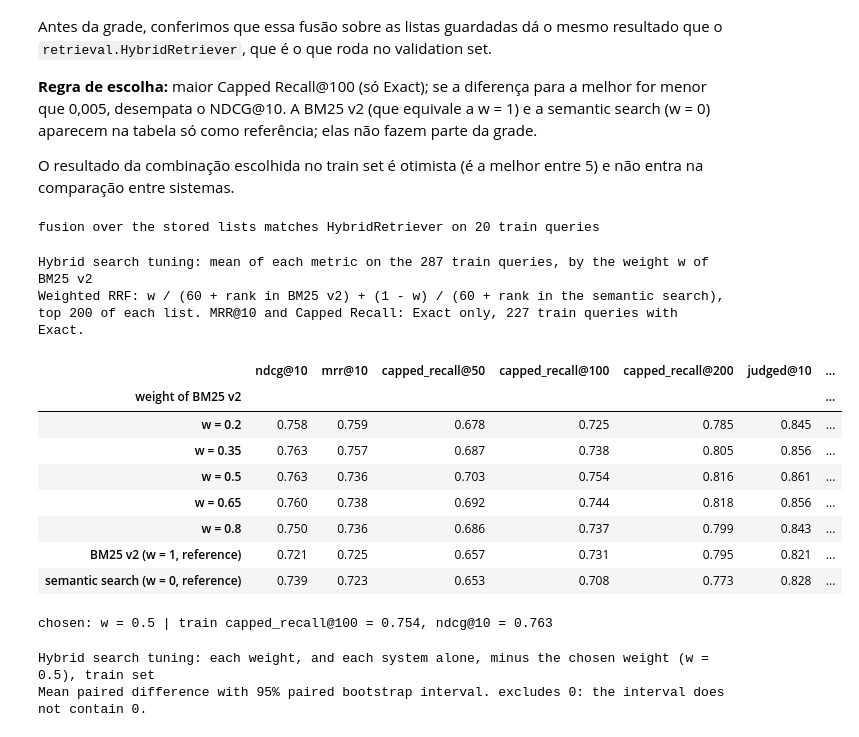
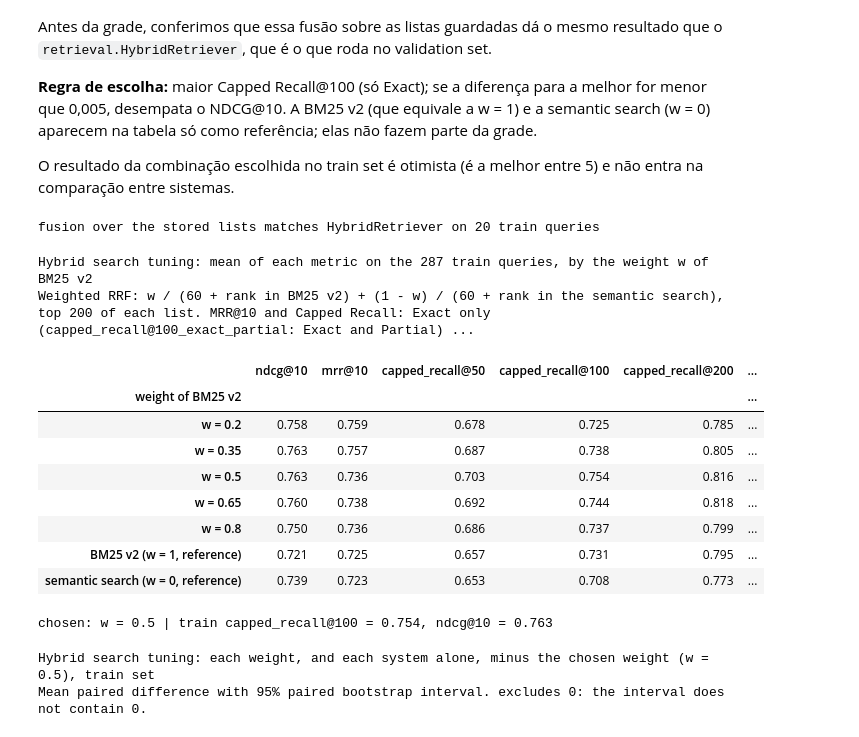
Before and after one commit to lubepe/ml_challenge, a Jupyter notebook: notebooks/03_semantic_hybrid.ipynb, the cells around one changed output. Cells and saved outputs as stored; diff of their text form; code cells hidden in the pictures.

```diff
--- a/notebooks/03_semantic_hybrid.ipynb
+++ b/notebooks/03_semantic_hybrid.ipynb
@@ -419,7 +422,8 @@ A grade foi fixada antes de rodar (`docs/EVALUATION.md`): **product text** (shor
 
 O resultado da combinação escolhida no train set é otimista (é a melhor entre 4) e não entra na comparação entre sistemas.
 # %%
-METRICS = ["ndcg@10", "mrr@10", "capped_recall@50", "capped_recall@100", "capped_recall@200", "judged@10", "condensed_ndcg@10"]
+METRICS = ["ndcg@10", "mrr@10", "capped_recall@50", "capped_recall@100", "capped_recall@200",
+           "capped_recall@100_exact_partial", "judged@10", "condensed_ndcg@10"]
 
 
 def combination_name(text_name: str, prefix_name: str) -> str:
@@ -438,7 +442,7 @@ print(f"grid of {len(semantic_tuning)} combinations in {time.perf_counter() - st
 
 display(plots.table(semantic_tuning.set_index("system")[METRICS].rename_axis("combination"),
                     "Semantic search tuning: mean of each metric on the 287 train queries",
-                    note="MRR@10 and Capped Recall: Exact only, 227 train queries with Exact. bge prefix: the query starts with "
+                    note="MRR@10 and Capped Recall: Exact only (capped_recall@100_exact_partial: Exact and Partial), 227 train queries with Exact. bge prefix: the query starts with "
                          "'Represent this sentence for searching relevant passages: '.", precision=3))
 semantic_chosen = evaluate.select_tuned(semantic_tuning)
 print(f"chosen: {semantic_chosen['system']} | train capped_recall@100 = {semantic_chosen['capped_recall@100']:.3f}, "
@@ -692,7 +699,8 @@ plots.add_caption(fig, (
     "Paired difference: the metric of the semantic search minus the metric of BM25 v2 on the same query, averaged over "
     "queries; the interval comes from 2,000 bootstrap resamples of the queries (seed 0). Blue: the interval excludes 0; "
     "grey: it includes 0. NDCG@10 and condensed NDCG@10 use gains Exact = 2, Partial = 1, Irrelevant = 0 (condensed: "
-    "products without a label removed first); MRR@10 and Capped Recall use only Exact as relevant (77 queries with Exact). "
+    "products without a label removed first); MRR@10 and Capped Recall use only Exact as relevant (77 queries with Exact), "
+    "except capped_recall@100_exact_partial, where Exact and Partial count (97 queries). "
     "Semantic search: bge-small-en-v1.5 embeddings of the long product text, query with the bge prefix, cosine similarity. "
     "BM25 v2: plural removal and product_features without yes/no and numeric values, k1 = 1.2, b = 0.5."
 ))
@@ -905,44 +914,44 @@ HYBRID_WEIGHTS = (0.2, 0.35, 0.5, 0.65, 0.8)
 
 def fused_train_search(weight: float, rrf_k: int = retrieval.RRF_K):
     """Search function of evaluate over the stored train lists: weighted RRF with constant rrf_k, weight w for BM25 v2 and 1 - w for the semantic search."""
     def search(query_text: str, k: int) -> list[int]:
         return retrieval.rrf_fuse(train_lists[query_text], k=rrf_k, weights=[weight, 1 - weight]).head(k)["product_id"].tolist()
     return search
 
 
 hybrid_check = retrieval.HybridRetriever([v2_index, chosen_index], weights=[0.5, 0.5])
 for query_text in train_queries["query"].head(20):
     assert hybrid_check.search(query_text, k=200)["product_id"].tolist() == fused_train_search(0.5)(query_text, 200)
 print("fusion over the stored lists matches HybridRetriever on 20 train queries")
 
 hybrid_grid = {f"w = {weight}": fused_train_search(weight) for weight in HYBRID_WEIGHTS}
 hybrid_tuning, hybrid_tuning_per_query = evaluate.evaluate_grid(hybrid_grid, train_queries, labels_by_query)
 hybrid_chosen = evaluate.select_tuned(hybrid_tuning)
 hybrid_chosen_weight = HYBRID_WEIGHTS[list(hybrid_grid).index(hybrid_chosen["system"])]
 
 hybrid_tuning_table = pd.concat([
     hybrid_tuning.set_index("system")[METRICS],
     pd.DataFrame({"BM25 v2 (w = 1, reference)": v2_train_per_query[METRICS].mean(),
                   "semantic search (w = 0, reference)": semantic_train_per_query[METRICS].mean()}).T,
 ]).rename_axis("weight of BM25 v2")
 display(plots.table(hybrid_tuning_table, "Hybrid search tuning: mean of each metric on the 287 train queries, by the weight w of BM25 v2",
                     note="Weighted RRF: w / (60 + rank in BM25 v2) + (1 - w) / (60 + rank in the semantic search), top 200 of each list. "
-                         "MRR@10 and Capped Recall: Exact only, 227 train queries with Exact.", precision=3))
+                         "MRR@10 and Capped Recall: Exact only (capped_recall@100_exact_partial: Exact and Partial), 227 train queries with Exact.", precision=3))
 print(f"chosen: {hybrid_chosen['system']} | train capped_recall@100 = {hybrid_chosen['capped_recall@100']:.3f}, "
       f"ndcg@10 = {hybrid_chosen['ndcg@10']:.3f}")
 # %% [output]
 fusion over the stored lists matches HybridRetriever on 20 train queries
 Hybrid search tuning: mean of each metric on the 287 train queries, by the weight w of BM25 v2
-Weighted RRF: w / (60 + rank in BM25 v2) + (1 - w) / (60 + rank in the semantic search), top 200 of each list. MRR@10 and Capped Recall: Exact only, 227 train queries with Exact.
+Weighted RRF: w / (60 + rank in BM25 v2) + (1 - w) / (60 + rank in the semantic search), top 200 of each list. MRR@10 and Capped Recall: Exact only (capped_recall@100_exact_partial: Exact and Partial) ...
-|  | ndcg@10 | mrr@10 | capped_recall@50 | capped_recall@100 | capped_recall@200 | judged@10 | ... |
-| weight of BM25 v2 |  |  |  |  |  |  | ... |
-| w = 0.2 | 0.758 | 0.759 | 0.678 | 0.725 | 0.785 | 0.845 | ... |
-| w = 0.35 | 0.763 | 0.757 | 0.687 | 0.738 | 0.805 | 0.856 | ... |
-| w = 0.5 | 0.763 | 0.736 | 0.703 | 0.754 | 0.816 | 0.861 | ... |
-| w = 0.65 | 0.760 | 0.738 | 0.692 | 0.744 | 0.818 | 0.856 | ... |
-| w = 0.8 | 0.750 | 0.736 | 0.686 | 0.737 | 0.799 | 0.843 | ... |
-| BM25 v2 (w = 1, reference) | 0.721 | 0.725 | 0.657 | 0.731 | 0.795 | 0.821 | ... |
-| semantic search (w = 0, reference) | 0.739 | 0.723 | 0.653 | 0.708 | 0.773 | 0.828 | ... |
+|  | ndcg@10 | mrr@10 | capped_recall@50 | capped_recall@100 | capped_recall@200 | ... |
+| weight of BM25 v2 |  |  |  |  |  | ... |
+| w = 0.2 | 0.758 | 0.759 | 0.678 | 0.725 | 0.785 | ... |
+| w = 0.35 | 0.763 | 0.757 | 0.687 | 0.738 | 0.805 | ... |
+| w = 0.5 | 0.763 | 0.736 | 0.703 | 0.754 | 0.816 | ... |
+| w = 0.65 | 0.760 | 0.738 | 0.692 | 0.744 | 0.818 | ... |
+| w = 0.8 | 0.750 | 0.736 | 0.686 | 0.737 | 0.799 | ... |
+| BM25 v2 (w = 1, reference) | 0.721 | 0.725 | 0.657 | 0.731 | 0.795 | ... |
+| semantic search (w = 0, reference) | 0.739 | 0.723 | 0.653 | 0.708 | 0.773 | ... |
 chosen: w = 0.5 | train capped_recall@100 = 0.754, ndcg@10 = 0.763
 # %%
 hybrid_grid_differences = []
```
Also changed, not shown: parts of 16 cells of this notebook, 31 other files.
